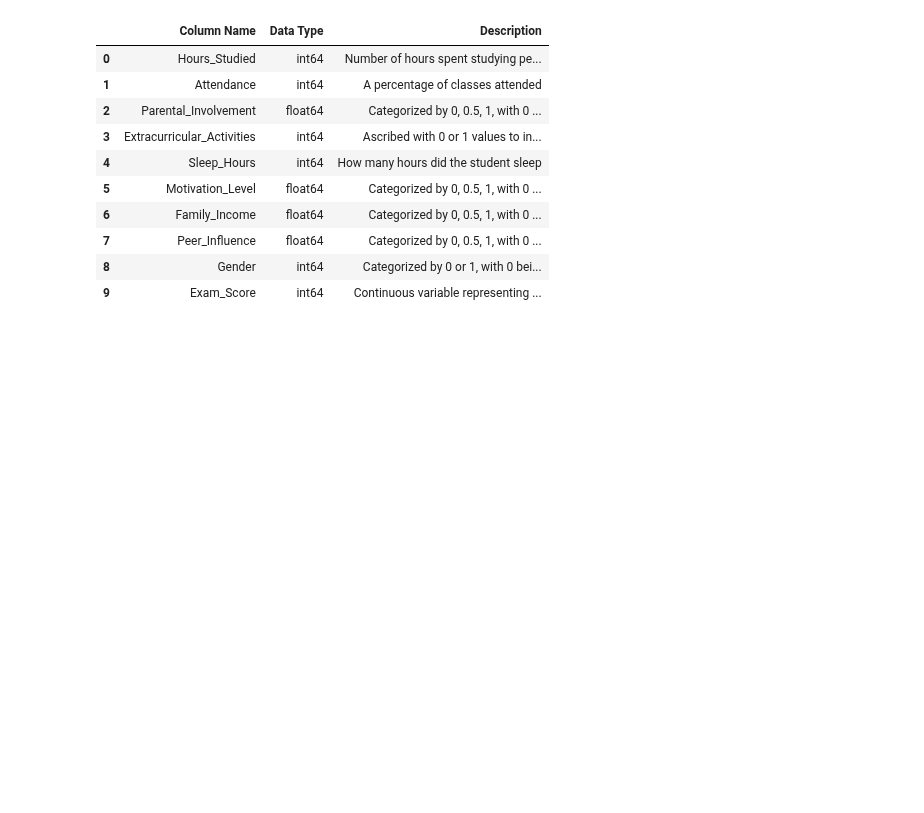
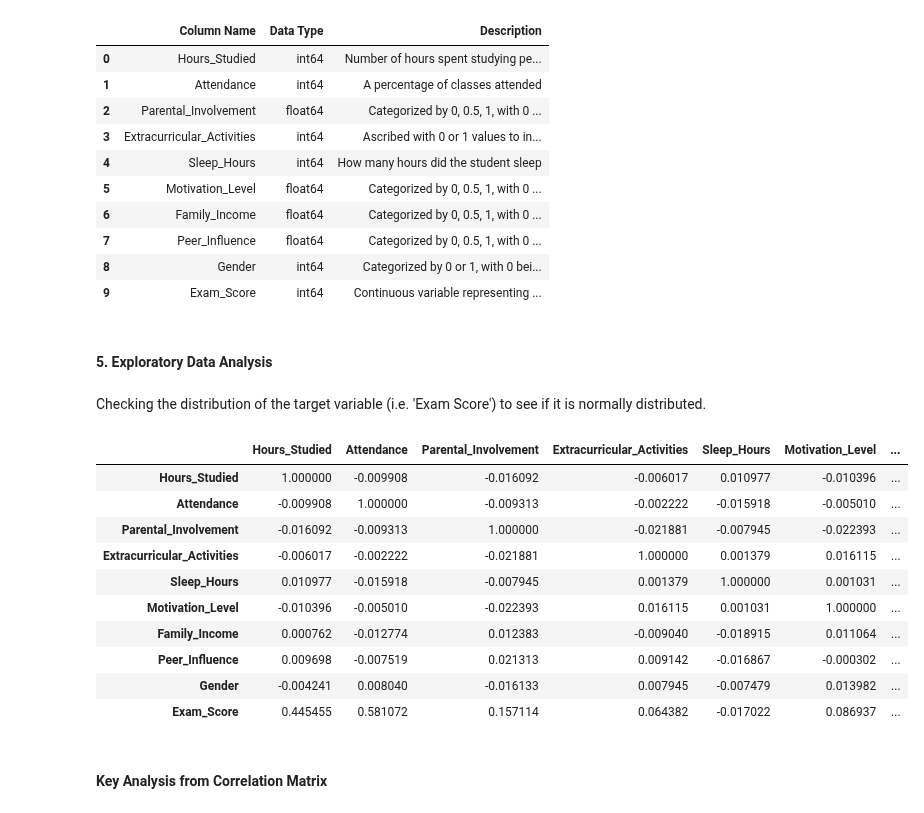
Before and after one commit to setarehsalkhi/OMIS-114-Project, a Jupyter notebook: CleanedData.ipynb, the cells around one changed output. Cells and saved outputs as stored; diff of their text form; code cells hidden in the pictures; blank space fills up the shorter version.

```diff
--- a/CleanedData.ipynb
+++ b/CleanedData.ipynb
@@ -276,3 +278,23 @@ description_table
 | 7 | Peer_Influence | float64 | Categorized by 0, 0.5, 1, with 0 ... |
 | 8 | Gender | int64 | Categorized by 0 or 1, with 0 bei... |
 | 9 | Exam_Score | int64 | Continuous variable representing ... |
+# %% [markdown]
+#### 5. Exploratory Data Analysis
+# %% [markdown]
+Checking the distribution of the target variable (i.e. 'Exam Score') to see if it is normally distributed.
+# %%
+df2.corr()
+# %% [output]
+|  | Hours_Studied | Attendance | Parental_Involvement | Extracurricular_Activities | Sleep_Hours | Motivation_Level | ... |
+| Hours_Studied | 1.000000 | -0.009908 | -0.016092 | -0.006017 | 0.010977 | -0.010396 | ... |
+| Attendance | -0.009908 | 1.000000 | -0.009313 | -0.002222 | -0.015918 | -0.005010 | ... |
+| Parental_Involvement | -0.016092 | -0.009313 | 1.000000 | -0.021881 | -0.007945 | -0.022393 | ... |
+| Extracurricular_Activities | -0.006017 | -0.002222 | -0.021881 | 1.000000 | 0.001379 | 0.016115 | ... |
+| Sleep_Hours | 0.010977 | -0.015918 | -0.007945 | 0.001379 | 1.000000 | 0.001031 | ... |
+| Motivation_Level | -0.010396 | -0.005010 | -0.022393 | 0.016115 | 0.001031 | 1.000000 | ... |
+| Family_Income | 0.000762 | -0.012774 | 0.012383 | -0.009040 | -0.018915 | 0.011064 | ... |
+| Peer_Influence | 0.009698 | -0.007519 | 0.021313 | 0.009142 | -0.016867 | -0.000302 | ... |
+| Gender | -0.004241 | 0.008040 | -0.016133 | 0.007945 | -0.007479 | 0.013982 | ... |
+| Exam_Score | 0.445455 | 0.581072 | 0.157114 | 0.064382 | -0.017022 | 0.086937 | ... |
+# %% [markdown]
+#### Key Analysis from Correlation Matrix
```
Also changed, not shown: parts of 3 cells of this notebook.
